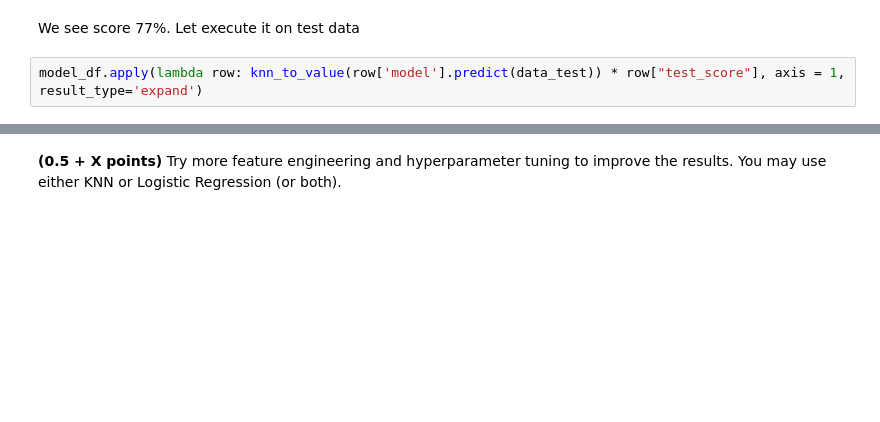
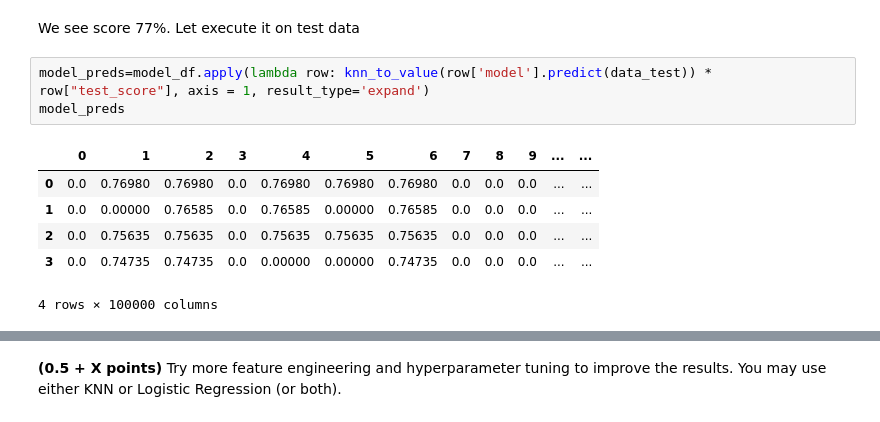
Before and after one commit to alaksiej-karalou/rsschool-ml-2022q1-public, a Jupyter notebook: 5/hw_classification.ipynb, the cells around one changed output, grey strips where cells are left out. Saved outputs shown, nothing was run; the diff lists cells and outputs as text; blank space fills up the shorter version.

```diff
--- a/5/hw_classification.ipynb
+++ b/5/hw_classification.ipynb
@@ -908,4 +1261,12 @@ metrics.accuracy_score(y_pred = model_final_preds, y_true = y_test)
 # %% [markdown]
 We see score 77%. Let execute it on test data
 # %%
-model_df.apply(lambda row: knn_to_value(row['model'].predict(data_test)) * row["test_score"], axis = 1, result_type='expand')
+model_preds=model_df.apply(lambda row: knn_to_value(row['model'].predict(data_test)) * row["test_score"], axis = 1, result_type='expand')
+model_preds
+# %% [output]
+|  | 0 | 1 | 2 | 3 | 4 | 5 | 6 | 7 | 8 | 9 | ... | ... |
+| 0 | 0.0 | 0.76980 | 0.76980 | 0.0 | 0.76980 | 0.76980 | 0.76980 | 0.0 | 0.0 | 0.0 | ... | ... |
+| 1 | 0.0 | 0.00000 | 0.76585 | 0.0 | 0.76585 | 0.00000 | 0.76585 | 0.0 | 0.0 | 0.0 | ... | ... |
+| 2 | 0.0 | 0.75635 | 0.75635 | 0.0 | 0.75635 | 0.75635 | 0.75635 | 0.0 | 0.0 | 0.0 | ... | ... |
+| 3 | 0.0 | 0.74735 | 0.74735 | 0.0 | 0.00000 | 0.00000 | 0.74735 | 0.0 | 0.0 | 0.0 | ... | ... |
+4 rows × 100000 columns
```
Also changed, not shown: parts of 59 cells of this notebook, 1 other file.
